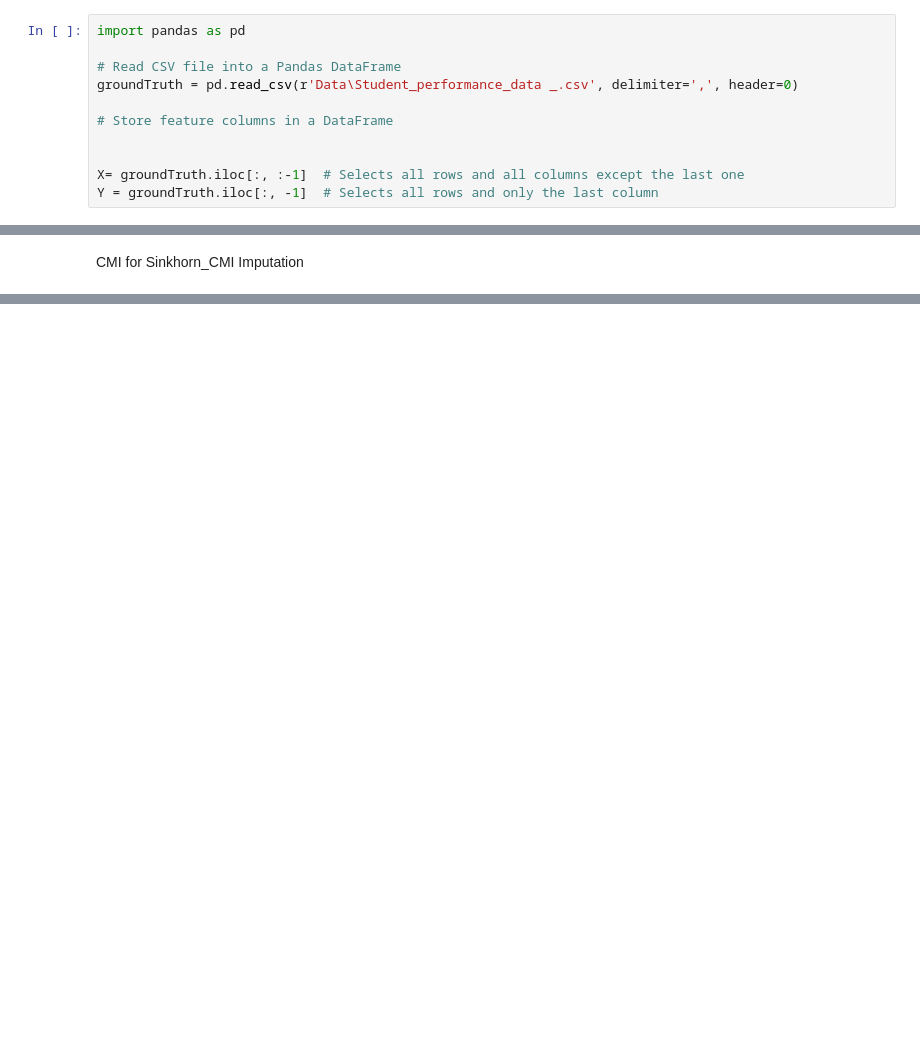
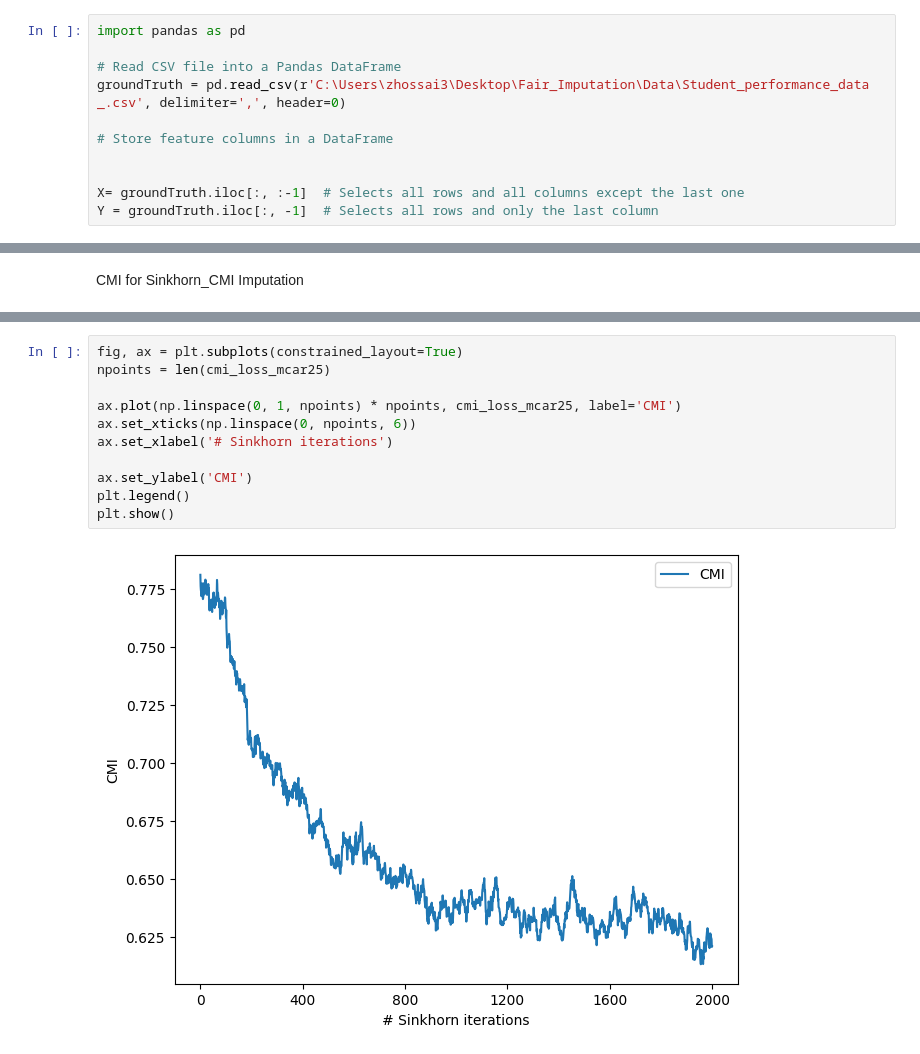
Before and after one commit to ZarinTahia/Imputation_Fairness, a Jupyter notebook: code/Sinkhorn_CMI/Student_Performance_CMI_Sinkhorn.ipynb, the cells around one changed output, grey strips where cells are left out. Cells and saved outputs as stored; diff of their text form; blank space fills up the shorter version.

```diff
--- a/code/Sinkhorn_CMI/Student_Performance_CMI_Sinkhorn.ipynb
+++ b/code/Sinkhorn_CMI/Student_Performance_CMI_Sinkhorn.ipynb
@@ -118,7 +118,7 @@ torch.set_default_tensor_type('torch.DoubleTensor')
 import pandas as pd
 
 # Read CSV file into a Pandas DataFrame
-groundTruth = pd.read_csv(r'Data\Student_performance_data _.csv', delimiter=',', header=0)
+groundTruth = pd.read_csv(r'C:\Users\zhossai3\Desktop\Fair_Imputation\Data\Student_performance_data _.csv', delimiter=',', header=0)
 
 # Store feature columns in a DataFrame
 
@@ -680,0 +388,13 @@ plt.show()
+# %%
+fig, ax = plt.subplots(constrained_layout=True)
+npoints = len(cmi_loss_mcar25)
+
+ax.plot(np.linspace(0, 1, npoints) * npoints, cmi_loss_mcar25, label='CMI')
+ax.set_xticks(np.linspace(0, npoints, 6))
+ax.set_xlabel('# Sinkhorn iterations')
+
+ax.set_ylabel('CMI')
+plt.legend()
+plt.show()
+# %% [output]
+[figure, added]
```
Also changed, not shown: parts of 89 cells of this notebook, 1 other file.
